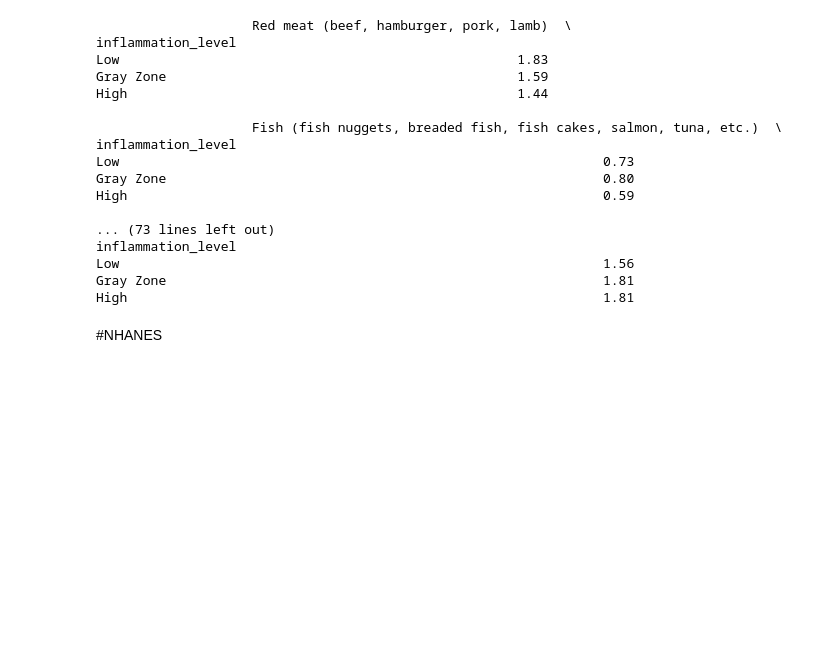
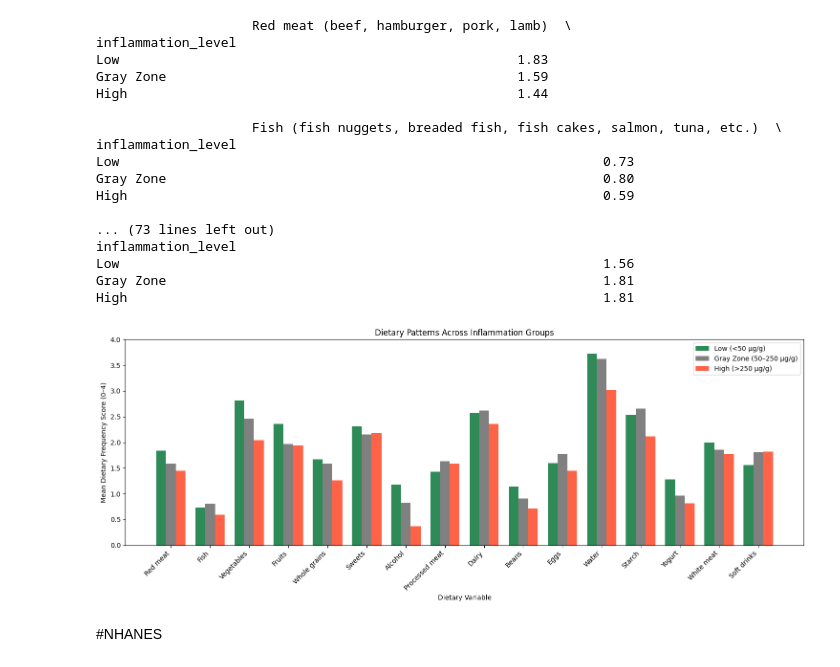
Before and after one commit to NooraZhang/IBD-diet-and-inflammation-analysis, a Jupyter notebook: IBDMDB_analysis.ipynb, the cells around one changed output. Saved outputs shown, nothing was run; the diff lists cells and outputs as text; code cells hidden in the pictures; blank space fills up the shorter version.

```diff
--- a/IBDMDB_analysis.ipynb
+++ b/IBDMDB_analysis.ipynb
@@ -442,6 +425,67 @@ inflammation_level
 Low                                                              1.56
 Gray Zone                                                        1.81
 High                                                             1.81
+# %%
+import matplotlib.pyplot as plt
+import numpy as np
+
+group_order = ["Low", "Gray Zone", "High"]
+
+diet_by_inflammation = (
+    df_clean
+    .groupby("inflammation_level", observed=True)[dietary_cols]
+    .mean()
+    .reindex(group_order)
+)
+
+food_short = [
+    "Red meat", "Fish", "Vegetables", "Fruits",
+    "Whole grains", "Sweets", "Alcohol", "Processed meat",
+    "Dairy", "Beans", "Eggs", "Water",
+    "Starch", "Yogurt", "White meat", "Soft drinks"
+]
+
+x = np.arange(len(food_short))
+width = 0.25
+
+fig, ax = plt.subplots(figsize=(15, 6))
+
+ax.bar(
+    x - width,
+    diet_by_inflammation.loc["Low"],
+    width,
+    label="Low (<50 μg/g)",
+    color="seagreen"
+)
+
+ax.bar(
+    x,
+    diet_by_inflammation.loc["Gray Zone"],
+    width,
+    label="Gray Zone (50–250 μg/g)",
+    color="gray"
+)
+
+ax.bar(
+    x + width,
+    diet_by_inflammation.loc["High"],
+    width,
+    label="High (>250 μg/g)",
+    color="tomato"
+)
+
+ax.set_title("Dietary Patterns Across Inflammation Groups")
+ax.set_xlabel("Dietary Variable")
+ax.set_ylabel("Mean Dietary Frequency Score (0–4)")
+ax.set_xticks(x)
+ax.set_xticklabels(food_short, rotation=45, ha="right")
+ax.set_ylim(0, 4)
+ax.legend()
+
+plt.tight_layout()
+plt.show()
+# %% [output]
+[figure, added]
 # %% [markdown]
 #NHANES
 # %% [markdown]
```
Also changed, not shown: parts of 23 cells of this notebook.
